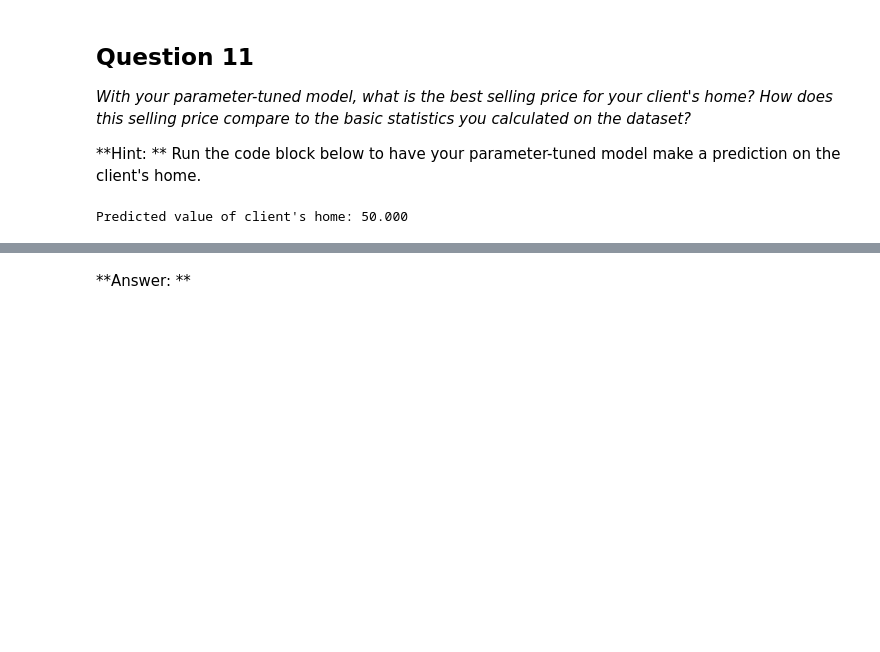
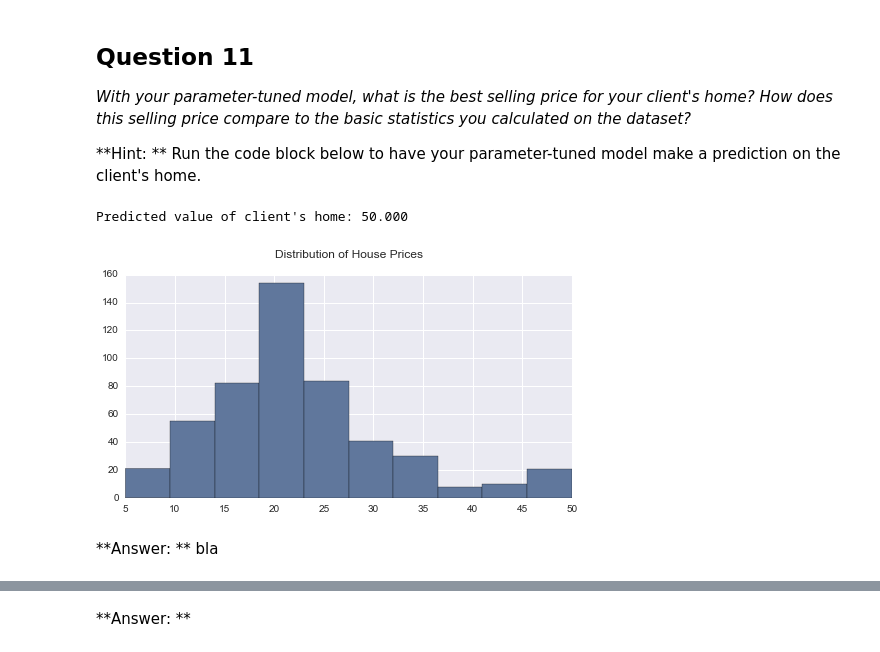
Before and after one commit to ucaiado/Boston_Housing, a Jupyter notebook: boston_housing.ipynb, the cells around one changed output, grey strips where cells are left out. Saved outputs shown, nothing was run; the diff lists cells and outputs as text; code cells hidden in the pictures; blank space fills up the shorter version.

```diff
--- a/boston_housing.ipynb
+++ b/boston_housing.ipynb
@@ -449,3 +489,10 @@ sale_price = reg.predict(CLIENT_FEATURES)
 print "Predicted value of client's home: {0:.3f}".format(sale_price[0])
 # %% [output]
 Predicted value of client's home: 50.000
+# %%
+l_ax = pd.DataFrame(list(y_test)+list(y_train)).hist(bins = 10)
+l_ax[0][0].set_title("Distribution of House Prices\n");
+# %% [output]
+[figure, added]
+# %% [markdown]
+**Answer: ** bla
```
Also changed, not shown: parts of 16 cells of this notebook.
